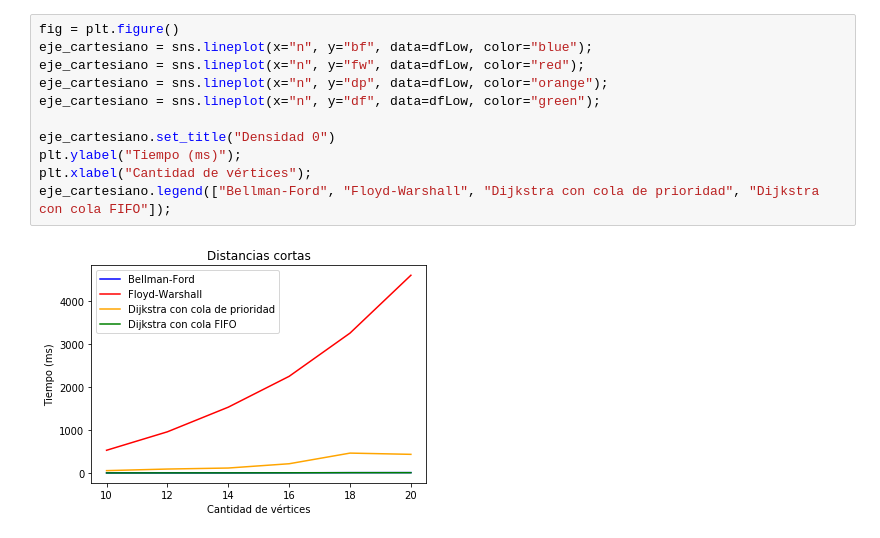
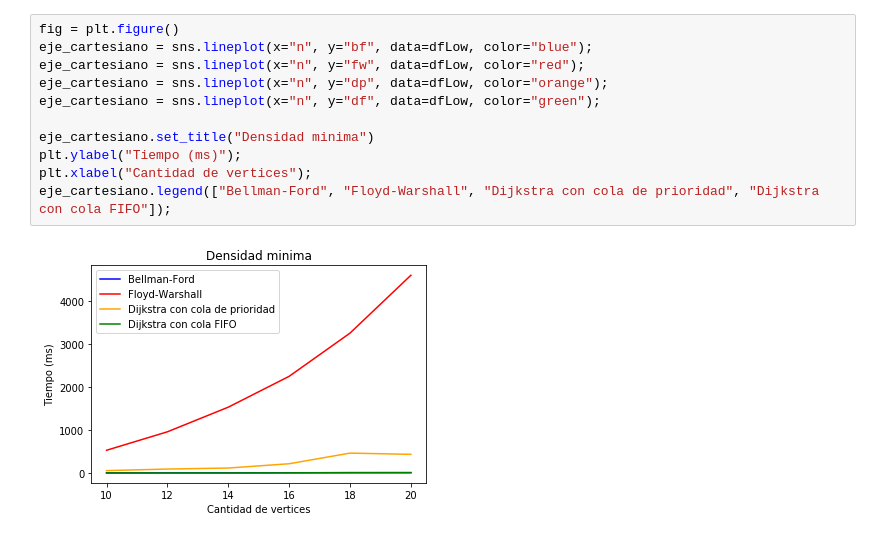
Before and after one commit to lilmonk3y/aed3-2019-1c-tp2, a Jupyter notebook: project/src/experiments/minpath/ej1_densidades.ipynb, the cells around one changed output. Saved outputs shown, nothing was run; the diff lists cells and outputs as text.

```diff
--- a/project/src/experiments/minpath/ej1_densidades.ipynb
+++ b/project/src/experiments/minpath/ej1_densidades.ipynb
@@ -40,13 +40,13 @@ print(dfComplete)
 # %%
 fig = plt.figure()
 eje_cartesiano = sns.lineplot(x="n", y="bf", data=dfLow, color="blue");
 eje_cartesiano = sns.lineplot(x="n", y="fw", data=dfLow, color="red");
 eje_cartesiano = sns.lineplot(x="n", y="dp", data=dfLow, color="orange");
 eje_cartesiano = sns.lineplot(x="n", y="df", data=dfLow, color="green");
 
-eje_cartesiano.set_title("Densidad 0")
+eje_cartesiano.set_title("Densidad minima")
 plt.ylabel("Tiempo (ms)");
-plt.xlabel("Cantidad de vértices");
+plt.xlabel("Cantidad de vertices");
 eje_cartesiano.legend(["Bellman-Ford", "Floyd-Warshall", "Dijkstra con cola de prioridad", "Dijkstra con cola FIFO"]);
 # %% [output]
-[figure, old version]
+[figure, new version]
```
Also changed, not shown: parts of 6 cells of this notebook, 8 other files.
